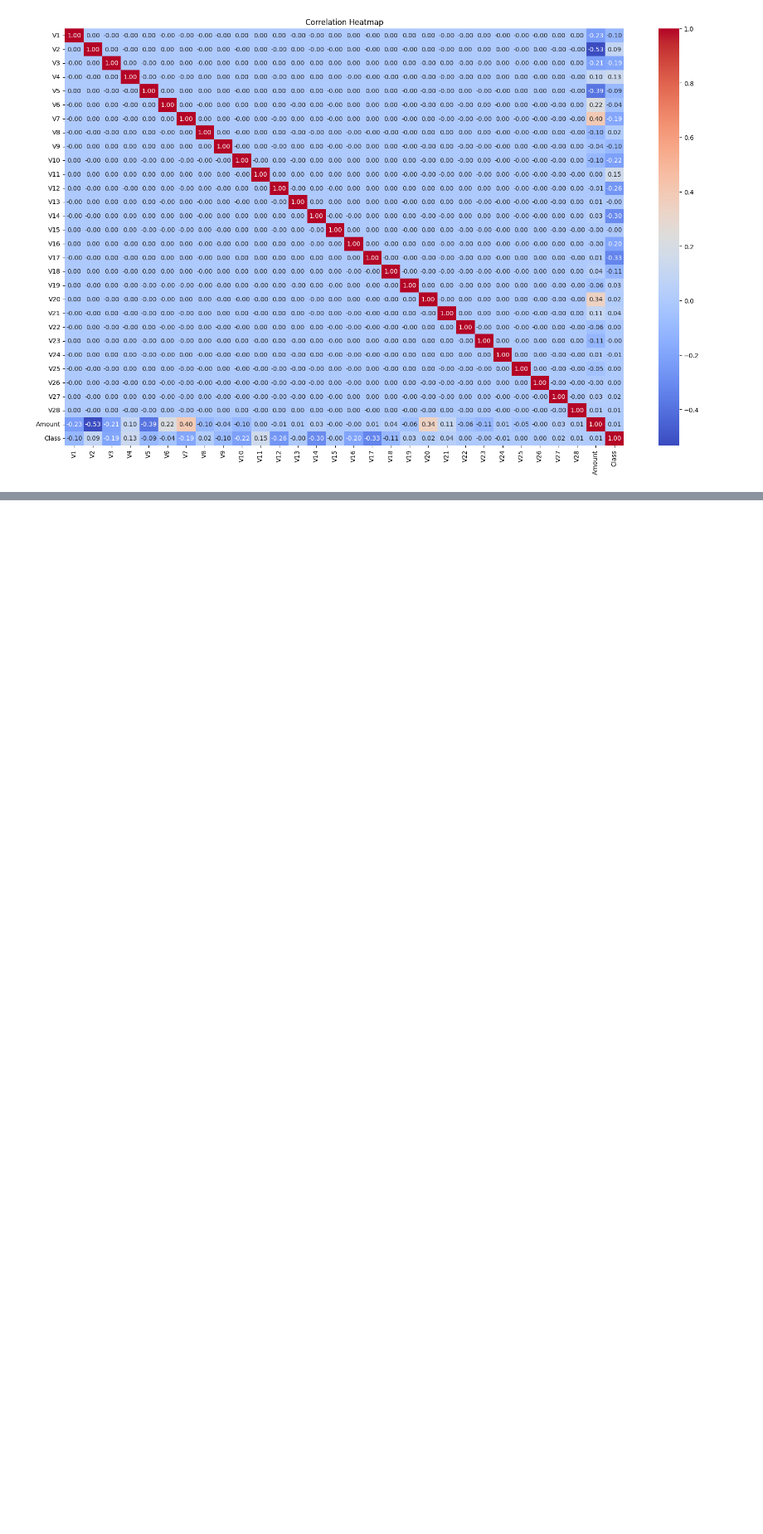
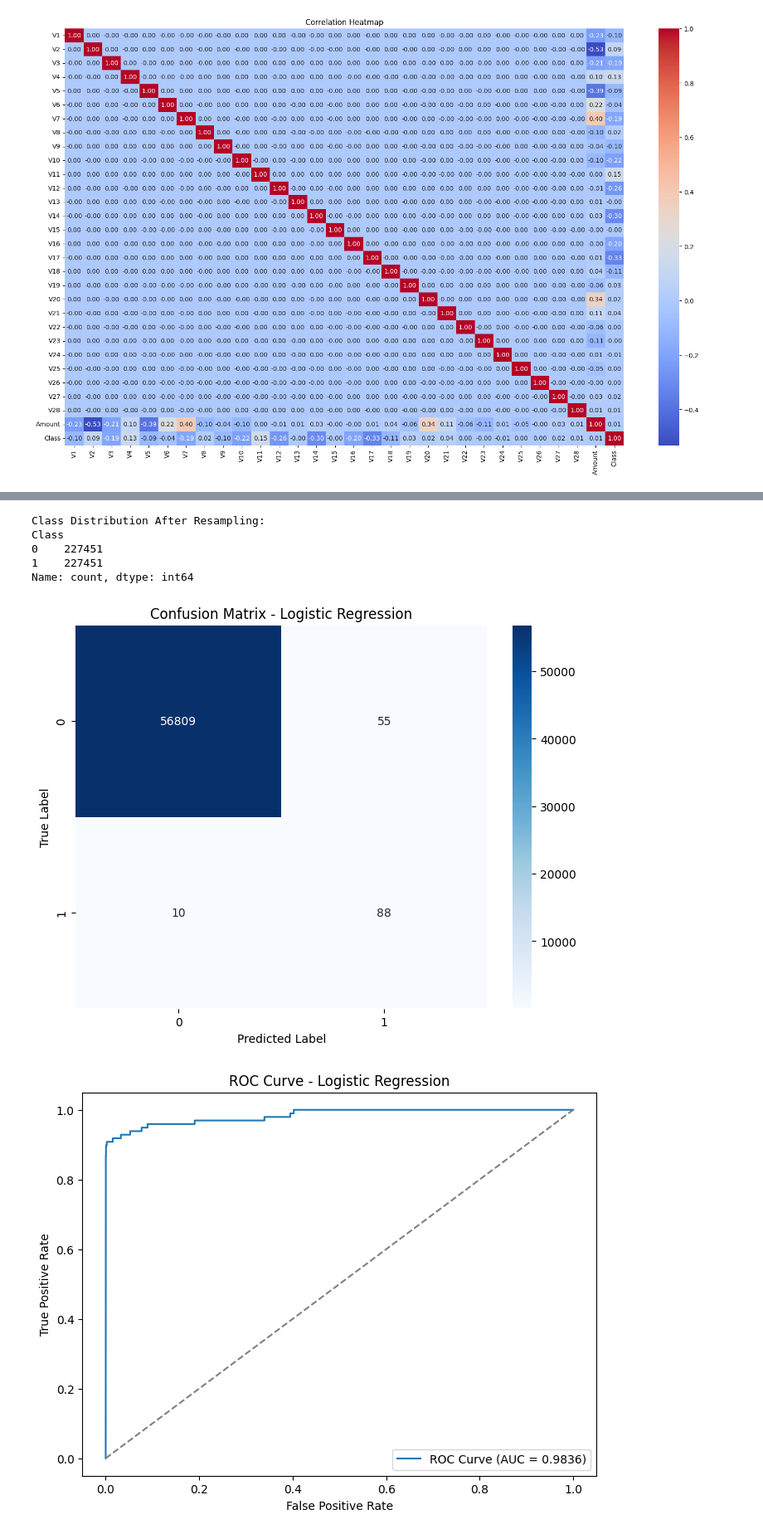
Before and after one commit to vishalxtyagi/fraud-detection-system, a Jupyter notebook: training.ipynb, the cells around one changed output, grey strips where cells are left out. Shown at 83% size. Cells and saved outputs as stored; diff of their text form; code cells hidden in the pictures; blank space fills up the shorter version.

```diff
--- a/training.ipynb
+++ b/training.ipynb
@@ -557,0 +230,6 @@ plt.show()
+# %%
+from sklearn.preprocessing import RobustScaler
+
+scaler = RobustScaler()
+df[numeric_cols] = scaler.fit_transform(df[numeric_cols])
+df.head()
@@ -557,0 +247,10 @@ plt.show()
+# %%
+X = df.drop('Class', axis=1)
+y = df['Class']
+# %%
+from sklearn.model_selection import train_test_split
+
+X_train, X_test, y_train, y_test = train_test_split(X, y, test_size=0.2, random_state=random_state, stratify=y)
+
+# Split Data Shape
+X_train.shape, X_test.shape, y_train.shape, y_test.shape
@@ -557,0 +268,14 @@ plt.show()
+# %%
+from imblearn.over_sampling import SMOTE
+
+smote = SMOTE(random_state=random_state)
+X_resampled, y_resampled = smote.fit_resample(X_train, y_train)
+
+print("\nClass Distribution After Resampling:")
+print(pd.Series(y_resampled).value_counts())
+# %% [output]
+Class Distribution After Resampling:
+Class
+0    227451
+1    227451
+Name: count, dtype: int64
@@ -557,0 +368,7 @@ plt.show()
+# %%
+# Logistic Regression
+logistic_model = LogisticRegression(random_state=random_state)
+evaluate_model(logistic_model, X_resampled, y_resampled, X_test, y_test, "Logistic Regression")
+# %% [output]
+[figure, added]
+[figure, added]
```
Also changed, not shown: parts of 42 cells of this notebook.
